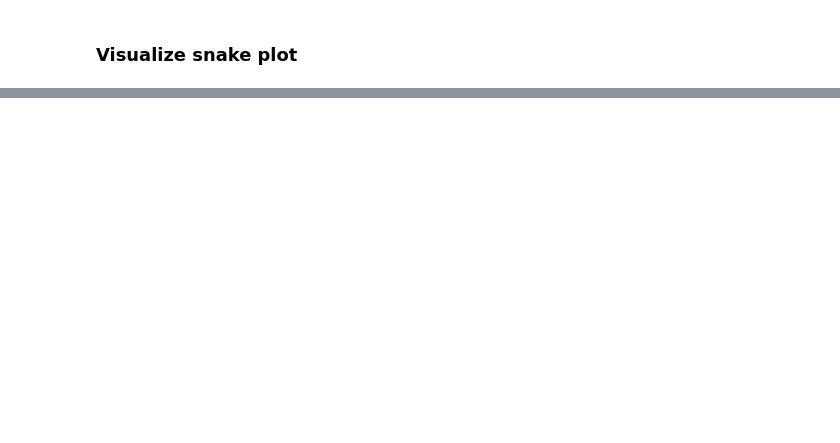
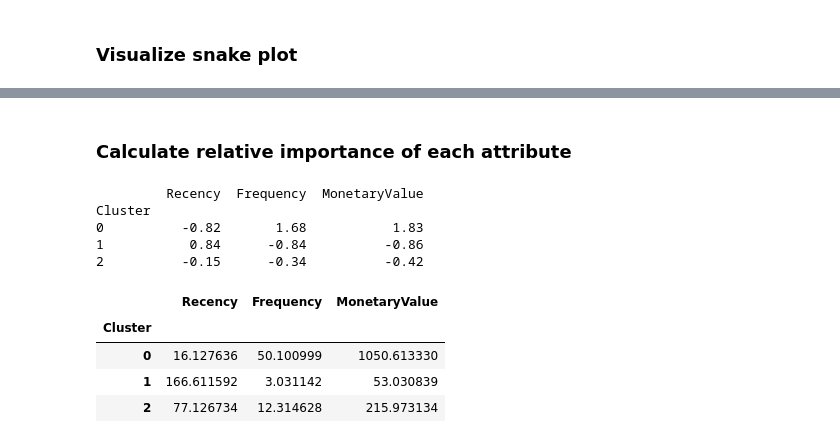
Before and after one commit to ozlerhakan/datacamp, a Jupyter notebook: Customer Segmentation in Python/chapter4.ipynb, the cells around one changed output, grey strips where cells are left out. Drawn from its saved outputs; the diff is of its cells as text; code cells hidden in the pictures; blank space fills up the shorter version.

Commit message:
print importance scores

```diff
--- a/Customer Segmentation in Python/chapter4.ipynb
+++ b/Customer Segmentation in Python/chapter4.ipynb
@@ -146,0 +147,28 @@ plt.show()
+# %% [markdown]
+### Calculate relative importance of each attribute
+# %%
+
+cluster_avg = datamart_rfm_k3.groupby(['Cluster']).mean()
+
+
+population_avg = datamart_rfm.mean()
+
+
+relative_imp = cluster_avg / population_avg - 1
+
+
+print(relative_imp.round(2))
+# %% [output]
+         Recency  Frequency  MonetaryValue
+Cluster
+0          -0.82       1.68           1.83
+1           0.84      -0.84          -0.86
+2          -0.15      -0.34          -0.42
+# %%
+cluster_avg
+# %% [output]
+|  | Recency | Frequency | MonetaryValue |
+| Cluster |  |  |  |
+| 0 | 16.127636 | 50.100999 | 1050.613330 |
+| 1 | 166.611592 | 3.031142 | 53.030839 |
+| 2 | 77.126734 | 12.314628 | 215.973134 |
```
Also changed, not shown: parts of 2 cells of this notebook.
